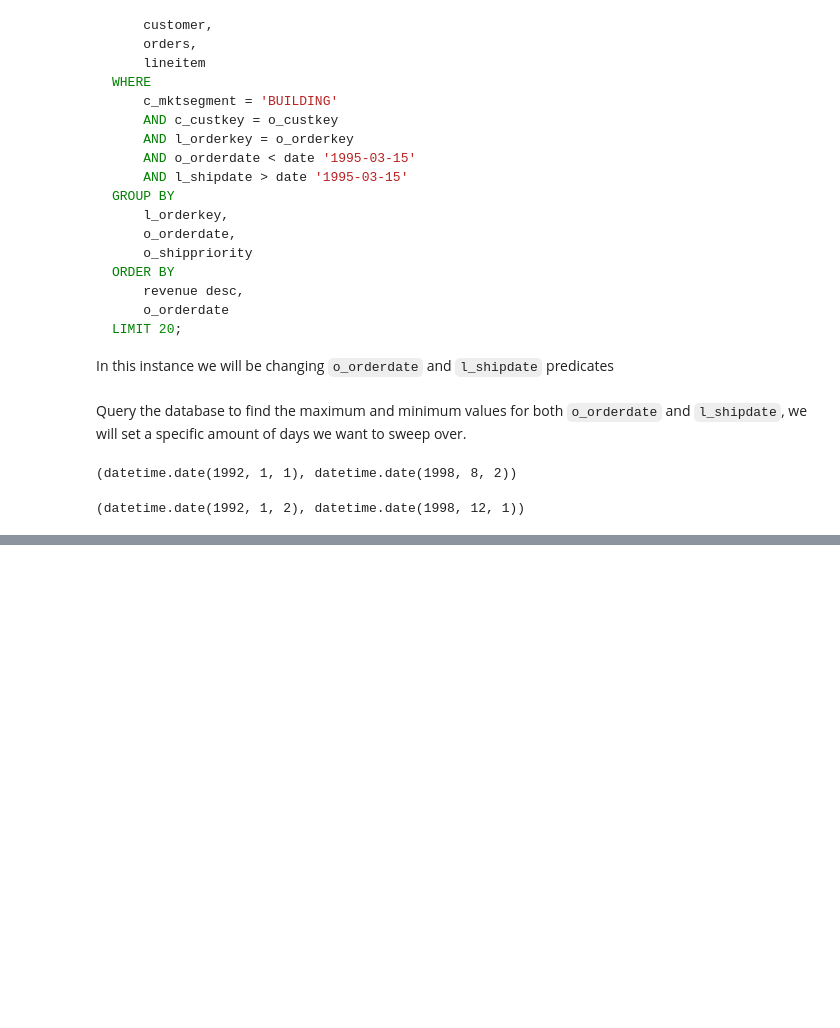
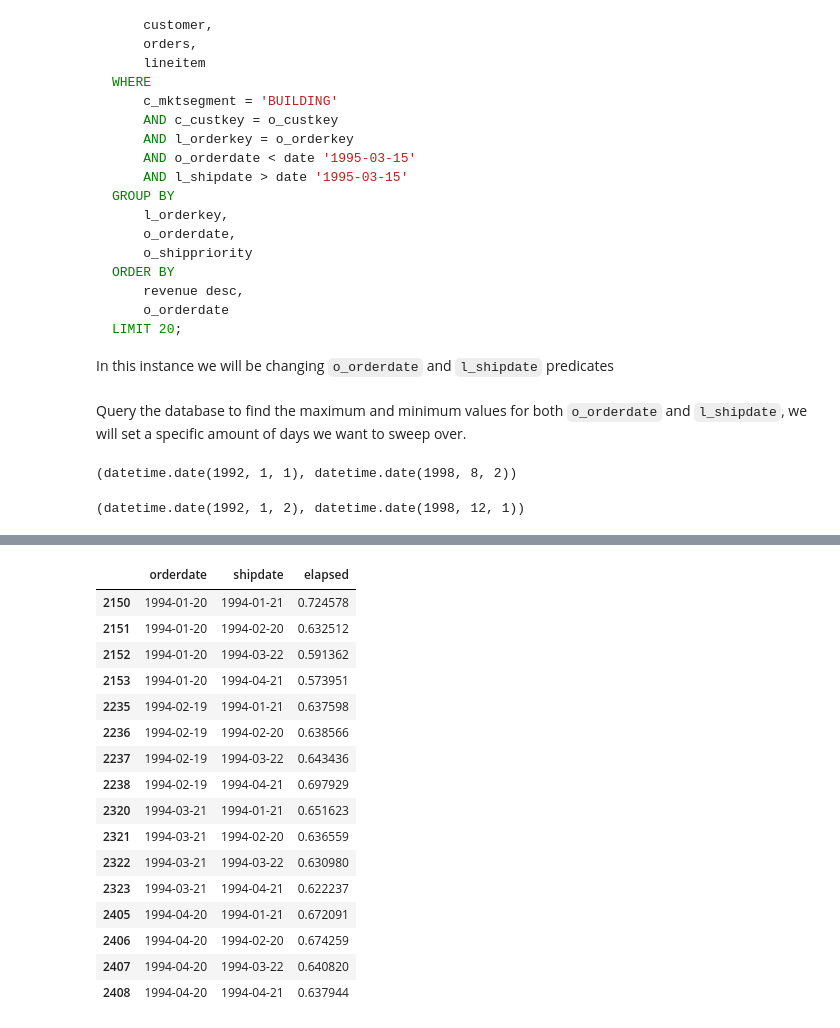
Before and after one commit to BU-DiSC/oak, a Jupyter notebook: tpch_query3.ipynb, the cells around one changed output, grey strips where cells are left out. Saved outputs shown, nothing was run; the diff lists cells and outputs as text; code cells hidden in the pictures; blank space fills up the shorter version.

```diff
--- a/tpch_query3.ipynb
+++ b/tpch_query3.ipynb
@@ -138,0 +124,25 @@ TypeError: float() argument must be a string or a real number, not 'datetime.dat
+# %%
+table[(
+    (table['orderdate'] < datetime.date(1994, 5, 1))
+    & (table['orderdate'] > datetime.date(1994, 1, 1))
+    & (table['shipdate'] < datetime.date(1994, 5, 1))
+    & (table['shipdate'] > datetime.date(1994, 1, 1))
+)]
+# %% [output]
+|  | orderdate | shipdate | elapsed |
+| 2150 | 1994-01-20 | 1994-01-21 | 0.724578 |
+| 2151 | 1994-01-20 | 1994-02-20 | 0.632512 |
+| 2152 | 1994-01-20 | 1994-03-22 | 0.591362 |
+| 2153 | 1994-01-20 | 1994-04-21 | 0.573951 |
+| 2235 | 1994-02-19 | 1994-01-21 | 0.637598 |
+| 2236 | 1994-02-19 | 1994-02-20 | 0.638566 |
+| 2237 | 1994-02-19 | 1994-03-22 | 0.643436 |
+| 2238 | 1994-02-19 | 1994-04-21 | 0.697929 |
+| 2320 | 1994-03-21 | 1994-01-21 | 0.651623 |
+| 2321 | 1994-03-21 | 1994-02-20 | 0.636559 |
+| 2322 | 1994-03-21 | 1994-03-22 | 0.630980 |
+| 2323 | 1994-03-21 | 1994-04-21 | 0.622237 |
+| 2405 | 1994-04-20 | 1994-01-21 | 0.672091 |
+| 2406 | 1994-04-20 | 1994-02-20 | 0.674259 |
+| 2407 | 1994-04-20 | 1994-03-22 | 0.640820 |
+| 2408 | 1994-04-20 | 1994-04-21 | 0.637944 |
```
Also changed, not shown: parts of 10 cells of this notebook.
